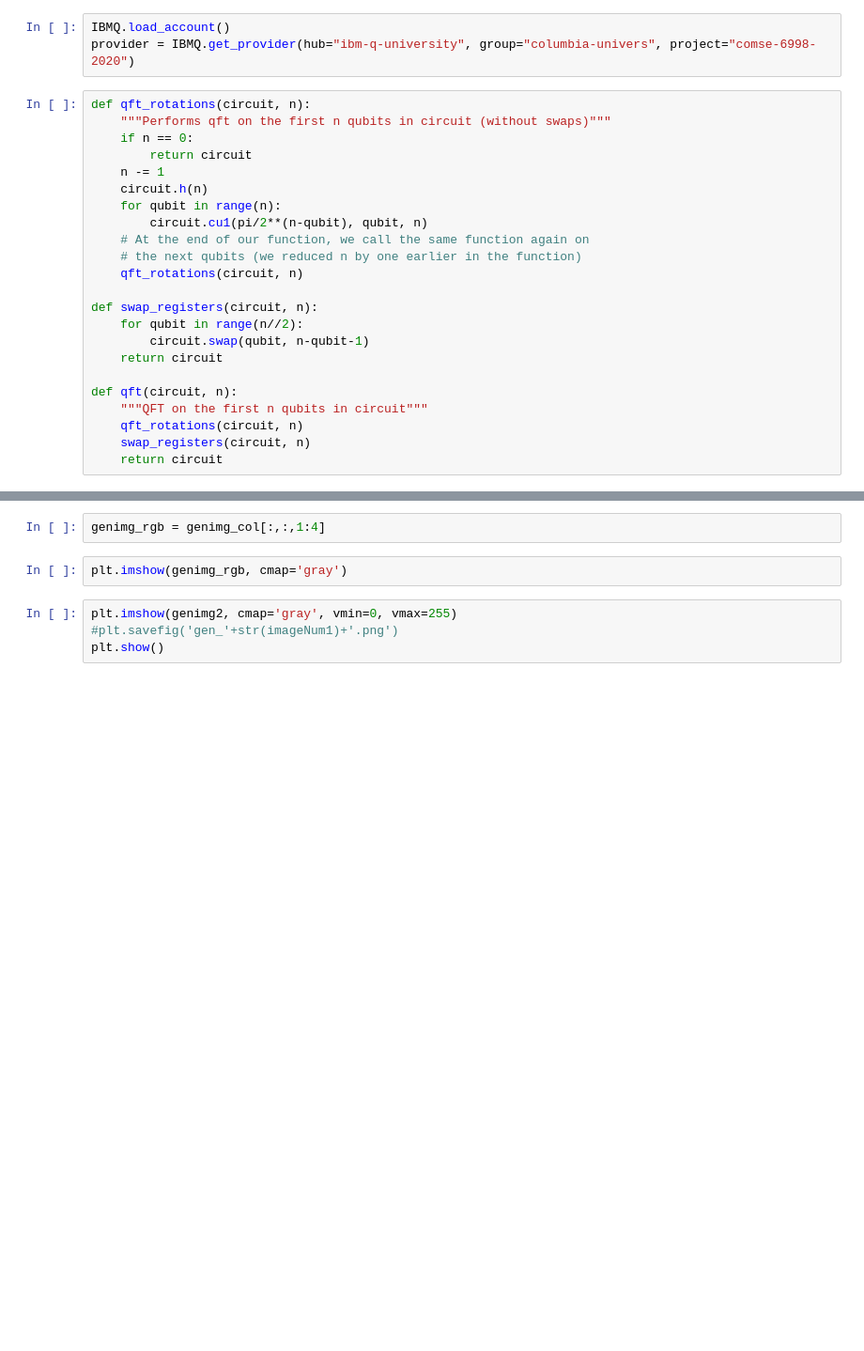
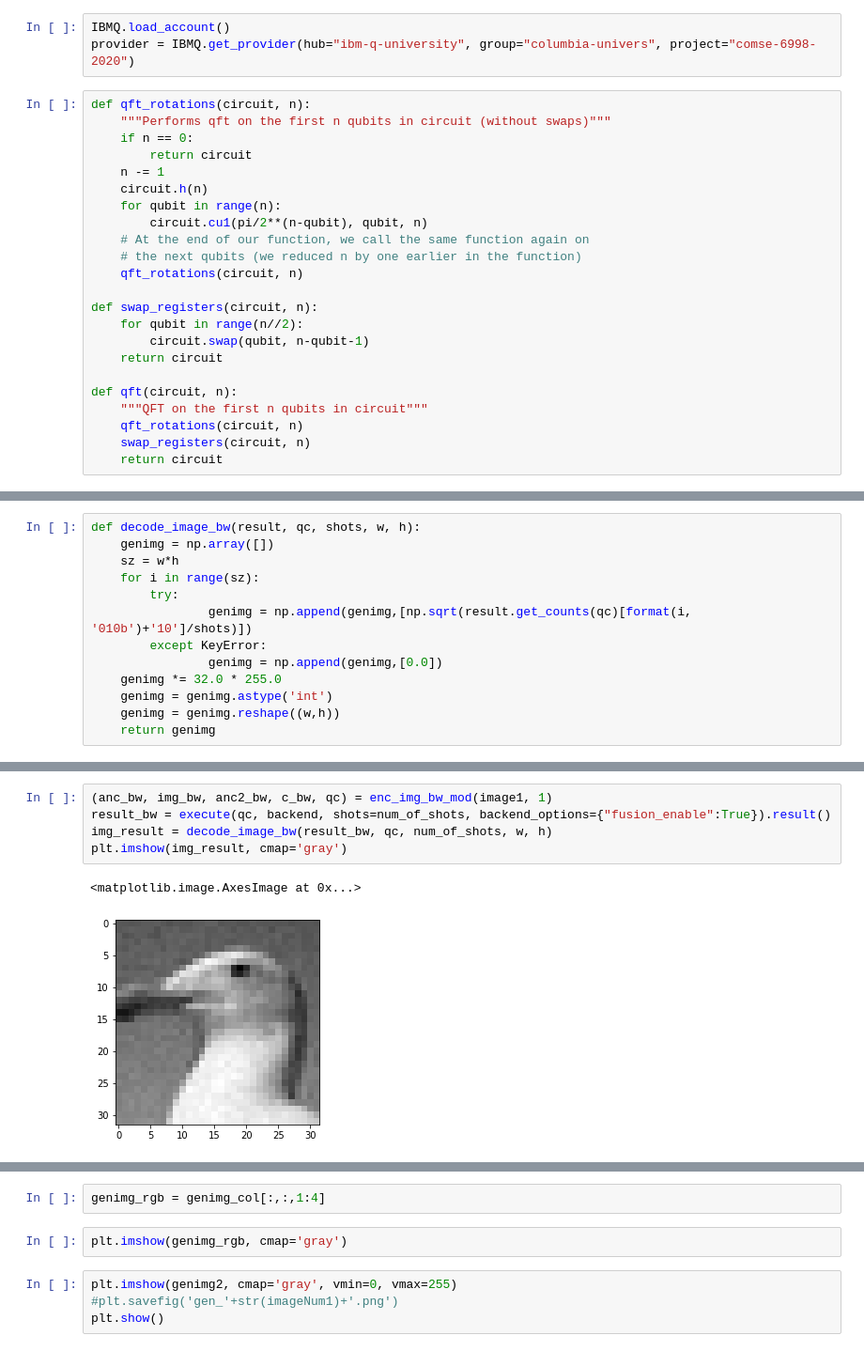
Before and after one commit to ShravanKarthik94/QC_Proj, a Jupyter notebook: Test_Image.ipynb, the cells around one changed output, grey strips where cells are left out. Shown at 94% size. Cells and saved outputs as stored; diff of their text form; blank space fills up the shorter version.

```diff
--- a/Test_Image.ipynb
+++ b/Test_Image.ipynb
@@ -260 +246,14 @@ result_col = execute(qc_col, backend, shots=numOfShots, backend_options={"fusion
+# %%
+def decode_image_bw(result, qc, shots, w, h):
+    genimg = np.array([])
+    sz = w*h
+    for i in range(sz):
+        try:
+                genimg = np.append(genimg,[np.sqrt(result.get_counts(qc)[format(i, '010b')+'10']/shots)])
+        except KeyError:
+                genimg = np.append(genimg,[0.0])
+    genimg *= 32.0 * 255.0
+    genimg = genimg.astype('int')
+    genimg = genimg.reshape((w,h))
+    return genimg
 # %%
@@ -325,0 +318,8 @@ genimg_col = genimg_col.reshape((32,32,4))
+# %%
+(anc_bw, img_bw, anc2_bw, c_bw, qc) = enc_img_bw_mod(image1, 1)
+result_bw = execute(qc, backend, shots=num_of_shots, backend_options={"fusion_enable":True}).result()
+img_result = decode_image_bw(result_bw, qc, num_of_shots, w, h)
+plt.imshow(img_result, cmap='gray')
+# %% [output]
+<matplotlib.image.AxesImage at 0x...>
+[figure, added]
```
Also changed, not shown: parts of 31 cells of this notebook.
